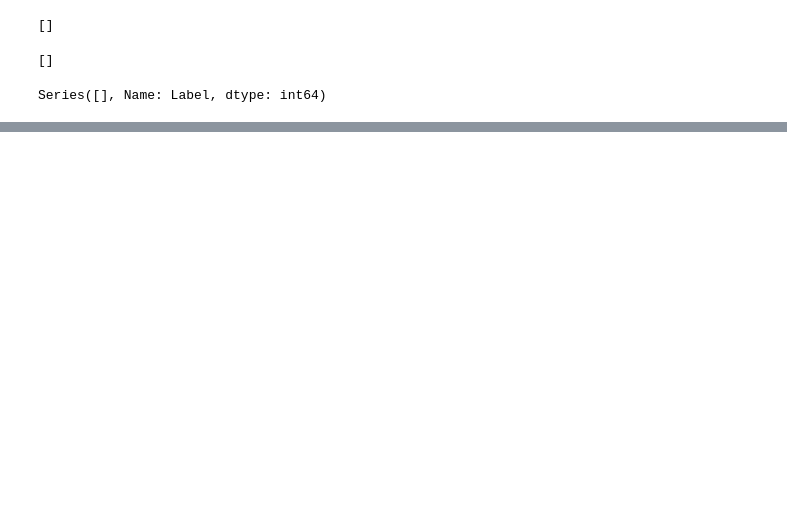
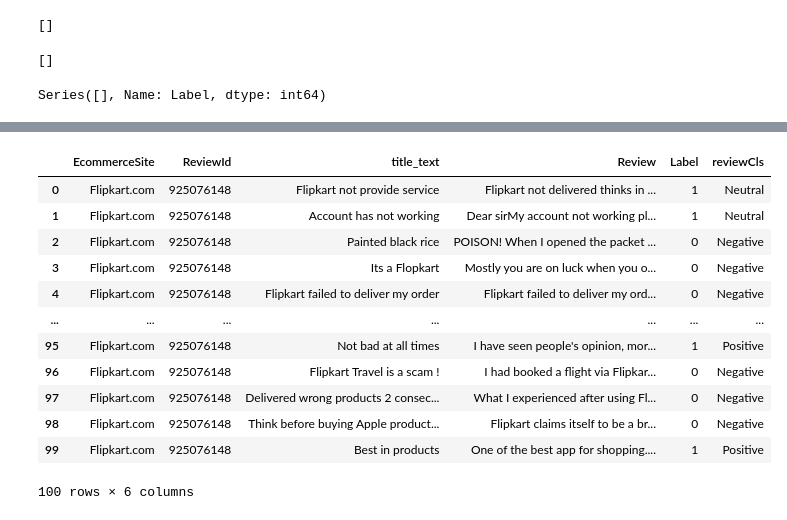
Before and after one commit to sriharimetikala/bits-project, a Jupyter notebook: Multiclass_BERT.ipynb, the cells around one changed output, grey strips where cells are left out. Saved outputs shown, nothing was run; the diff lists cells and outputs as text; code cells hidden in the pictures; blank space fills up the shorter version.

```diff
--- a/Multiclass_BERT.ipynb
+++ b/Multiclass_BERT.ipynb
@@ -501,0 +534,21 @@ tests
+# %%
+reviewCls=[]
+for i in predictions:
+    reviewCls.append(i[3])
+  	#print (i[3], end ="\n")
+df['reviewCls']=reviewCls
+df.head(100)
+# %% [output]
+|  | EcommerceSite | ReviewId | title_text | Review | Label | reviewCls |
+| 0 | Flipkart.com | 925076148 | Flipkart not provide service | Flipkart not delivered thinks in ... | 1 | Neutral |
+| 1 | Flipkart.com | 925076148 | Account has not working | Dear sirMy account not working pl... | 1 | Neutral |
+| 2 | Flipkart.com | 925076148 | Painted black rice | POISON! When I opened the packet ... | 0 | Negative |
+| 3 | Flipkart.com | 925076148 | Its a Flopkart | Mostly you are on luck when you o... | 0 | Negative |
+| 4 | Flipkart.com | 925076148 | Flipkart failed to deliver my order | Flipkart failed to deliver my ord... | 0 | Negative |
+| ... | ... | ... | ... | ... | ... | ... |
+| 95 | Flipkart.com | 925076148 | Not bad at all times | I have seen people's opinion, mor... | 1 | Positive |
+| 96 | Flipkart.com | 925076148 | Flipkart Travel is a scam ! | I had booked a flight via Flipkar... | 0 | Negative |
+| 97 | Flipkart.com | 925076148 | Delivered wrong products 2 consec... | What I experienced after using Fl... | 0 | Negative |
+| 98 | Flipkart.com | 925076148 | Think before buying Apple product... | Flipkart claims itself to be a br... | 0 | Negative |
+| 99 | Flipkart.com | 925076148 | Best in products | One of the best app for shopping.... | 1 | Positive |
+100 rows × 6 columns
```
Also changed, not shown: parts of 11 cells of this notebook, 4 other files.
